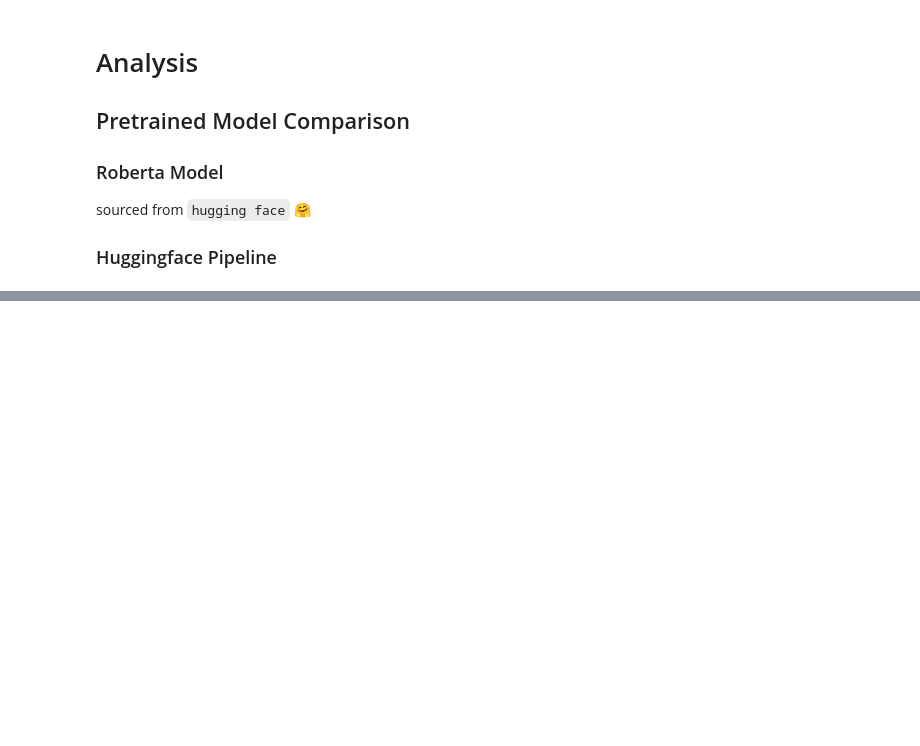
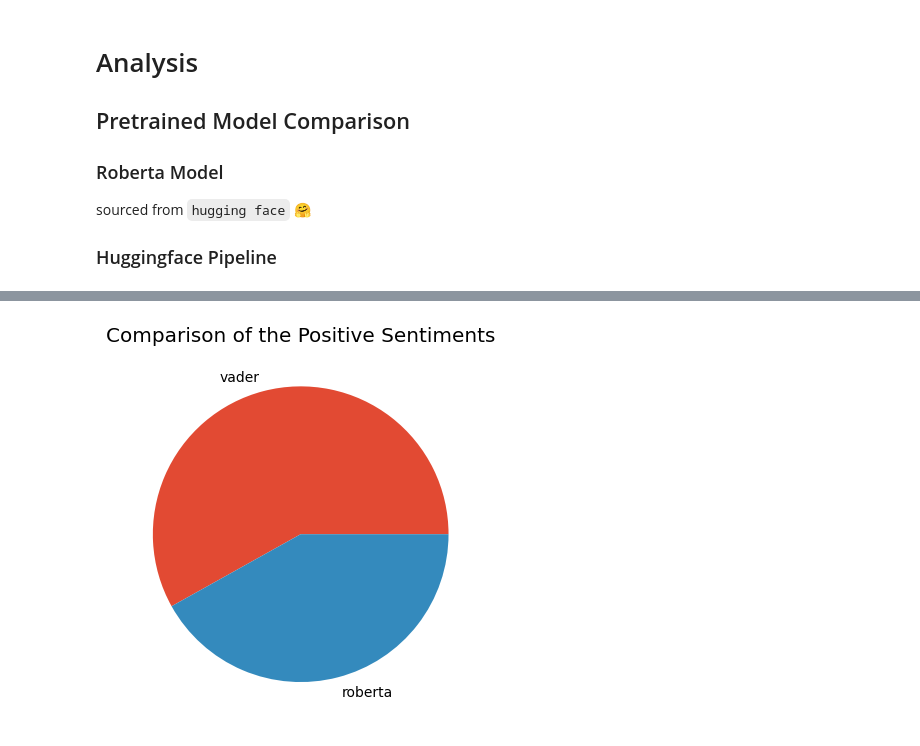
Before and after one commit to dnzambuli/Twitter_Sentiment_Analysis, a Jupyter notebook: twitter_sentiment_analysis_group_project.ipynb, the cells around one changed output, grey strips where cells are left out. Drawn from its saved outputs; the diff is of its cells as text; code cells hidden in the pictures; blank space fills up the shorter version.

```diff
--- a/twitter_sentiment_analysis_group_project.ipynb
+++ b/twitter_sentiment_analysis_group_project.ipynb
@@ -385,0 +663,14 @@ sourced from `hugging face` 🤗
+# %%
+vaders_neu = rob_n_vaders_df['vader_neu'].mean()
+roberta_neu = rob_n_vaders_df['roberta_neu'].mean()
+
+
+rob_vader_distrib = {'sentiment': ['vader', 'roberta'],
+                 'value' : [vaders_neu,roberta_neu]}
+rob_vaders_perc_distrib = pd.DataFrame(rob_vader_distrib)
+plt.pie(rob_vaders_perc_distrib['value'],
+        labels = rob_vaders_perc_distrib['sentiment'])
+plt.title("Comparison of the Positive Sentiments")
+plt.show()
+# %% [output]
+[figure, added]
```
Also changed, not shown: parts of 34 cells of this notebook.
